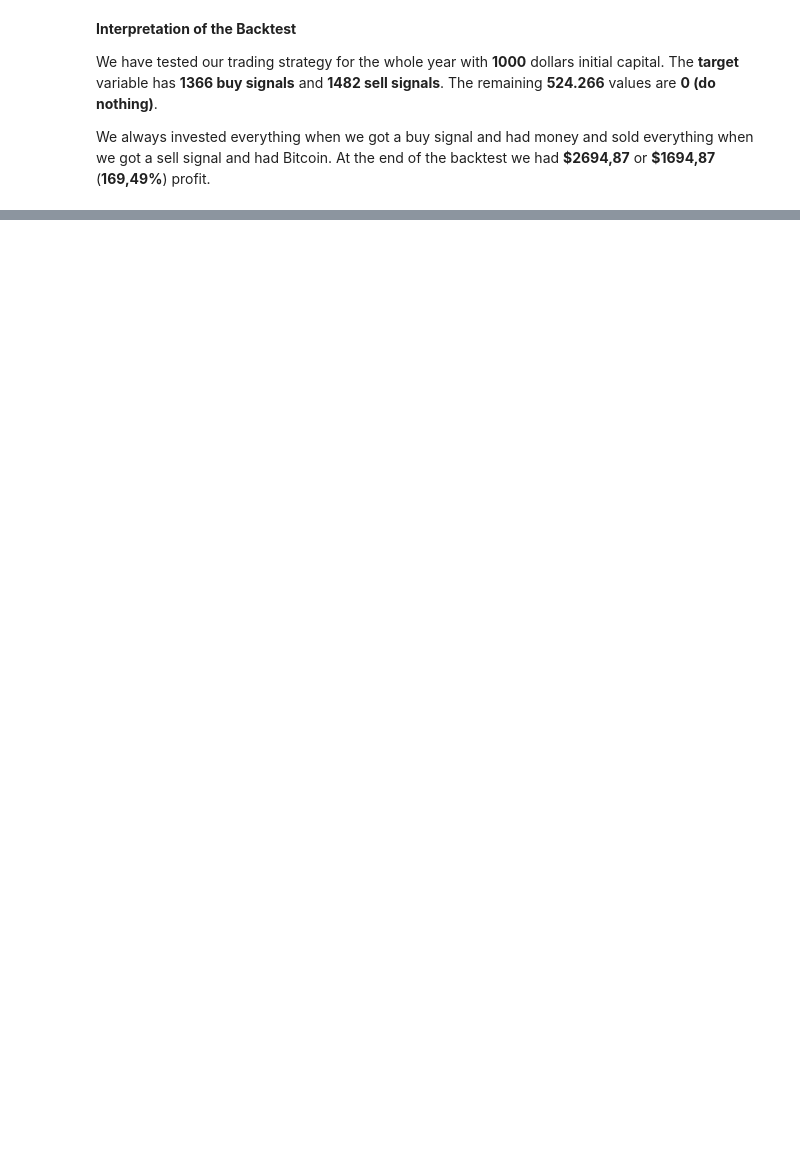
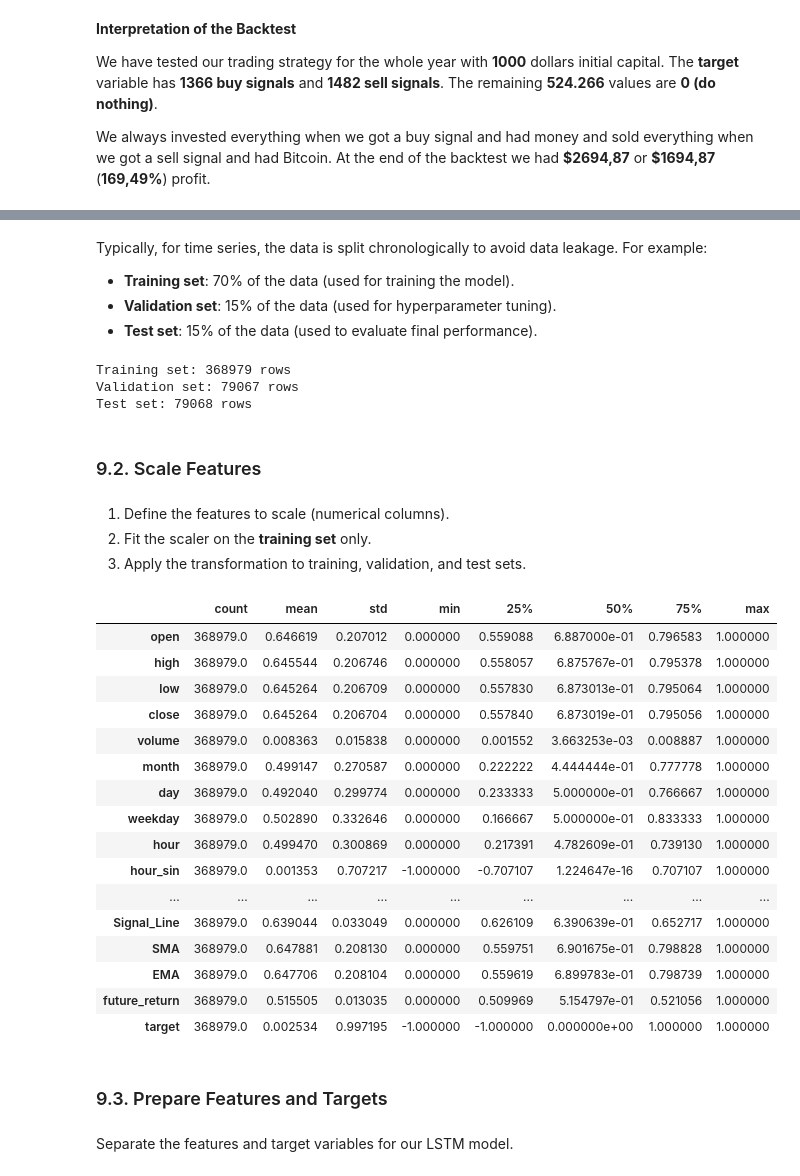
Before and after one commit to kostadinlambov/Time-Series-Forecasting, a Jupyter notebook: Notebook/01.1.Time-Series-Forecasting.ipynb, the cells around one changed output, grey strips where cells are left out. Drawn from its saved outputs; the diff is of its cells as text; code cells hidden in the pictures; blank space fills up the shorter version.

```diff
--- a/Notebook/01.1.Time-Series-Forecasting.ipynb
+++ b/Notebook/01.1.Time-Series-Forecasting.ipynb
@@ -890,0 +913,74 @@ At the end of the backtest we had **\$2694,87** or **\$1694,87** (**169,49%**) p
+# %% [markdown]
+Typically, for time series, the data is split chronologically to avoid data leakage. For example:
+- **Training set**: 70% of the data (used for training the model).
+- **Validation set**: 15% of the data (used for hyperparameter tuning).
+- **Test set**: 15% of the data (used to evaluate final performance).
+# %%
+# Sort the dataset by time to maintain chronological order
+# btc_price_data_1_year = btc_price_data_1_year.sort_values(by='timestamp')  # Replace 'timestamp' with your time column if named differently
+
+# Split the dataset into train, validation, and test sets
+train_size = 0.7
+val_size = 0.15
+test_size = 0.15
+
+# Compute split indices
+train_idx = int(len(btc_price_data_1_year) * train_size)
+val_idx = int(len(btc_price_data_1_year) * (train_size + val_size))
+
+# Split the data
+btc_price_data_1_year_train = btc_price_data_1_year[:train_idx]
+btc_price_data_1_year_val = btc_price_data_1_year[train_idx:val_idx]
+btc_price_data_1_year_test = btc_price_data_1_year[val_idx:]
+
+print(f"Training set: {len(btc_price_data_1_year_train)} rows")
+print(f"Validation set: {len(btc_price_data_1_year_val)} rows")
+print(f"Test set: {len(btc_price_data_1_year_test)} rows")
+# %% [output]
+Training set: 368979 rows
+Validation set: 79067 rows
+Test set: 79068 rows
+# %% [markdown]
+### 9.2. Scale Features
+# %% [markdown]
+1. Define the features to scale (numerical columns).
+2. Fit the scaler on the **training set** only.
+3. Apply the transformation to training, validation, and test sets.
+# %%
+# Exclude already normalized features like 'hour_sin'/'hour_cos' and the 'target'('target' is categorical variable)
+features_to_exclude = ['hour_sin', 'hour_cos', 'weekday_sin', 'weekday_cos', 'target']
+
+# Select the remaining columns
+features_to_scale = [col for col in btc_price_data_1_year.columns if col not in features_to_exclude]
+
+# Initialize the MinMaxScaler
+scaler = MinMaxScaler()
+
+# Fit the scaler on the training set and transform all sets
+btc_price_data_1_year_train.loc[:, features_to_scale] = scaler.fit_transform(btc_price_data_1_year_train[features_to_scale])
+btc_price_data_1_year_val.loc[:, features_to_scale] = scaler.transform(btc_price_data_1_year_val[features_to_scale])
+btc_price_data_1_year_test.loc[:, features_to_scale] = scaler.transform(btc_price_data_1_year_test[features_to_scale])
+# %%
+btc_price_data_1_year_train.describe().T
+# %% [output]
+|  | count | mean | std | min | 25% | 50% | 75% | max |
+| open | 368979.0 | 0.646619 | 0.207012 | 0.000000 | 0.559088 | 6.887000e-01 | 0.796583 | 1.000000 |
+| high | 368979.0 | 0.645544 | 0.206746 | 0.000000 | 0.558057 | 6.875767e-01 | 0.795378 | 1.000000 |
+| low | 368979.0 | 0.645264 | 0.206709 | 0.000000 | 0.557830 | 6.873013e-01 | 0.795064 | 1.000000 |
+| close | 368979.0 | 0.645264 | 0.206704 | 0.000000 | 0.557840 | 6.873019e-01 | 0.795056 | 1.000000 |
+| volume | 368979.0 | 0.008363 | 0.015838 | 0.000000 | 0.001552 | 3.663253e-03 | 0.008887 | 1.000000 |
+| month | 368979.0 | 0.499147 | 0.270587 | 0.000000 | 0.222222 | 4.444444e-01 | 0.777778 | 1.000000 |
+| day | 368979.0 | 0.492040 | 0.299774 | 0.000000 | 0.233333 | 5.000000e-01 | 0.766667 | 1.000000 |
+| weekday | 368979.0 | 0.502890 | 0.332646 | 0.000000 | 0.166667 | 5.000000e-01 | 0.833333 | 1.000000 |
+| hour | 368979.0 | 0.499470 | 0.300869 | 0.000000 | 0.217391 | 4.782609e-01 | 0.739130 | 1.000000 |
+| hour_sin | 368979.0 | 0.001353 | 0.707217 | -1.000000 | -0.707107 | 1.224647e-16 | 0.707107 | 1.000000 |
+| ... | ... | ... | ... | ... | ... | ... | ... | ... |
+| Signal_Line | 368979.0 | 0.639044 | 0.033049 | 0.000000 | 0.626109 | 6.390639e-01 | 0.652717 | 1.000000 |
+| SMA | 368979.0 | 0.647881 | 0.208130 | 0.000000 | 0.559751 | 6.901675e-01 | 0.798828 | 1.000000 |
+| EMA | 368979.0 | 0.647706 | 0.208104 | 0.000000 | 0.559619 | 6.899783e-01 | 0.798739 | 1.000000 |
+| future_return | 368979.0 | 0.515505 | 0.013035 | 0.000000 | 0.509969 | 5.154797e-01 | 0.521056 | 1.000000 |
+| target | 368979.0 | 0.002534 | 0.997195 | -1.000000 | -1.000000 | 0.000000e+00 | 1.000000 | 1.000000 |
+# %% [markdown]
+### 9.3. Prepare Features and Targets
+# %% [markdown]
+Separate the features and target variables for our LSTM model.
```
Also changed, not shown: parts of 22 cells of this notebook, 1 other file.
